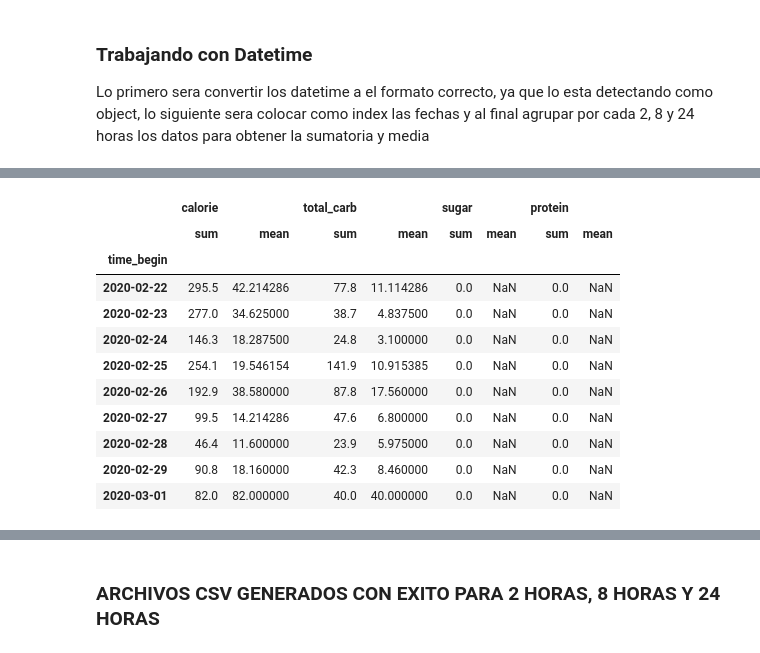
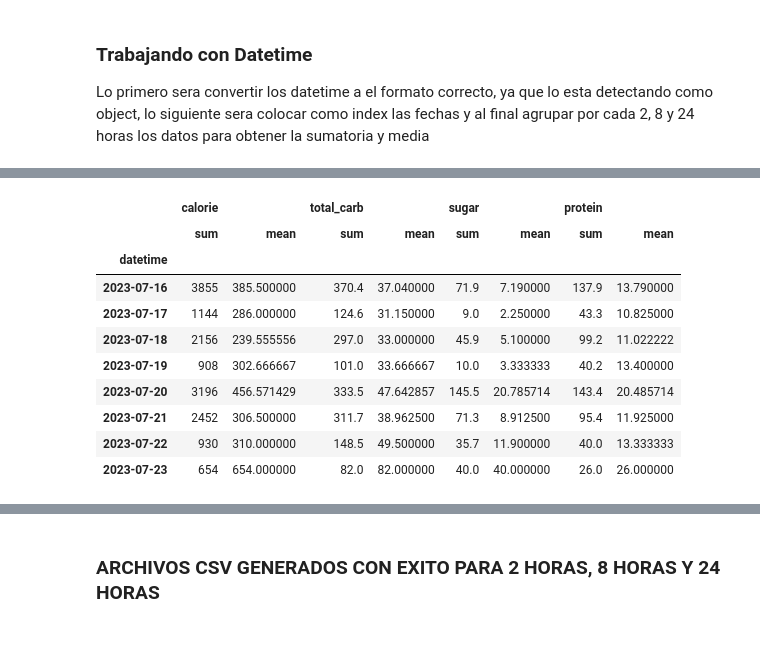
Before and after one commit to Alpha004/PreTesisMasterRepo, a Jupyter notebook: Food/Food_analyzier.ipynb, the cells around one changed output, grey strips where cells are left out. Cells and saved outputs as stored; diff of their text form; code cells hidden in the pictures.

Commit message:
fix: Food analyzer fix dates, ConcatenarDatasets continues in development

```diff
--- a/Food/Food_analyzier.ipynb
+++ b/Food/Food_analyzier.ipynb
@@ -12,7 +12,7 @@ INTERVALO_2H = '2h'
 INTERVALO_8H = '8h'
 INTERVALO_24H = '24h'
 # %%
-PACIENTE = '003'
+PACIENTE = '016'
 PATH_FOLDER = 'G:\\Dataset\\big-ideas-lab-glycemic-variability-and-wearable-device-data-1.1.2\\'+PACIENTE+'\\'
 # %%
 # Leyendo el CSV
@@ -77,0 +84,3 @@ dtype: int64
+# %%
+food_values['datetime'] = food_values['time_begin'].apply(lambda x: x.replace(month=7))
+food_values.head()
@@ -77,0 +94,16 @@ dtype: int64
+# %%
+# Fecha inicial
+fecha_inicial = pd.Timestamp('2023-07-16')
+# Actualizar las fechas de forma correlativa
+# Obtener las fechas únicas y asignar nuevas fechas correlativas
+fechas_unicas = food_values['datetime'].dt.date.unique()
+nuevas_fechas = [fecha_inicial + pd.Timedelta(days=i) for i in range(len(fechas_unicas))]
+
+# Crear un diccionario para mapear las fechas originales a las nuevas
+mapeo_fechas = dict(zip(fechas_unicas, nuevas_fechas))
+
+# Asignar la nueva fecha usando el mapeo
+food_values['nueva_fecha'] = food_values['datetime'].dt.date.map(mapeo_fechas)
+
+food_values['datetime'] =  pd.to_datetime(food_values['nueva_fecha']) + food_values['datetime'].dt.time.apply(lambda x: pd.Timedelta(hours=x.hour, minutes=x.minute, seconds=x.second))
+food_values.head()
@@ -118,41 +125,40 @@ def calculate_average_count(df, freq):
 # %%
 # Empezamos por agrupar los valores importantes
 # 2 horas
-df_procesado_2h = food_values.resample(INTERVALO_2H, on='time_begin').agg({
+df_procesado_2h = food_values.resample(INTERVALO_2H, on='datetime').agg({
     'calorie': ['sum', 'mean'],
     'total_carb': ['sum', 'mean'],
     'sugar': ['sum', 'mean'],
     'protein': ['sum', 'mean'],
 })
 # # 8 horas
-df_procesado_8h = food_values.resample(INTERVALO_8H, on='time_begin').agg({
+df_procesado_8h = food_values.resample(INTERVALO_8H, on='datetime').agg({
     'calorie': ['sum', 'mean'],
     'total_carb': ['sum', 'mean'],
     'sugar': ['sum', 'mean'],
     'protein': ['sum', 'mean'],
 })
 # # 24 horas
-df_procesado_24h = food_values.resample(INTERVALO_24H, on='time_begin').agg({
+df_procesado_24h = food_values.resample(INTERVALO_24H, on='datetime').agg({
     'calorie': ['sum', 'mean'],
     'total_carb': ['sum', 'mean'],
     'sugar': ['sum', 'mean'],
     'protein': ['sum', 'mean'],
 })
 
 df_procesado_24h
 # %% [output]
 |  | calorie |  | total_carb |  | sugar |  | protein |  |
 |  | sum | mean | sum | mean | sum | mean | sum | mean |
-| time_begin |  |  |  |  |  |  |  |  |
-| 2020-02-22 | 295.5 | 42.214286 | 77.8 | 11.114286 | 0.0 | NaN | 0.0 | NaN |
-| 2020-02-23 | 277.0 | 34.625000 | 38.7 | 4.837500 | 0.0 | NaN | 0.0 | NaN |
-| 2020-02-24 | 146.3 | 18.287500 | 24.8 | 3.100000 | 0.0 | NaN | 0.0 | NaN |
-| 2020-02-25 | 254.1 | 19.546154 | 141.9 | 10.915385 | 0.0 | NaN | 0.0 | NaN |
-| 2020-02-26 | 192.9 | 38.580000 | 87.8 | 17.560000 | 0.0 | NaN | 0.0 | NaN |
-| 2020-02-27 | 99.5 | 14.214286 | 47.6 | 6.800000 | 0.0 | NaN | 0.0 | NaN |
-| 2020-02-28 | 46.4 | 11.600000 | 23.9 | 5.975000 | 0.0 | NaN | 0.0 | NaN |
-| 2020-02-29 | 90.8 | 18.160000 | 42.3 | 8.460000 | 0.0 | NaN | 0.0 | NaN |
-| 2020-03-01 | 82.0 | 82.000000 | 40.0 | 40.000000 | 0.0 | NaN | 0.0 | NaN |
+| datetime |  |  |  |  |  |  |  |  |
+| 2023-07-16 | 3855 | 385.500000 | 370.4 | 37.040000 | 71.9 | 7.190000 | 137.9 | 13.790000 |
+| 2023-07-17 | 1144 | 286.000000 | 124.6 | 31.150000 | 9.0 | 2.250000 | 43.3 | 10.825000 |
+| 2023-07-18 | 2156 | 239.555556 | 297.0 | 33.000000 | 45.9 | 5.100000 | 99.2 | 11.022222 |
+| 2023-07-19 | 908 | 302.666667 | 101.0 | 33.666667 | 10.0 | 3.333333 | 40.2 | 13.400000 |
+| 2023-07-20 | 3196 | 456.571429 | 333.5 | 47.642857 | 145.5 | 20.785714 | 143.4 | 20.485714 |
+| 2023-07-21 | 2452 | 306.500000 | 311.7 | 38.962500 | 71.3 | 8.912500 | 95.4 | 11.925000 |
+| 2023-07-22 | 930 | 310.000000 | 148.5 | 49.500000 | 35.7 | 11.900000 | 40.0 | 13.333333 |
+| 2023-07-23 | 654 | 654.000000 | 82.0 | 82.000000 | 40.0 | 40.000000 | 26.0 | 26.000000 |
 # %%
 
 
```
Also changed, not shown: parts of 15 cells of this notebook, 1 other file.
